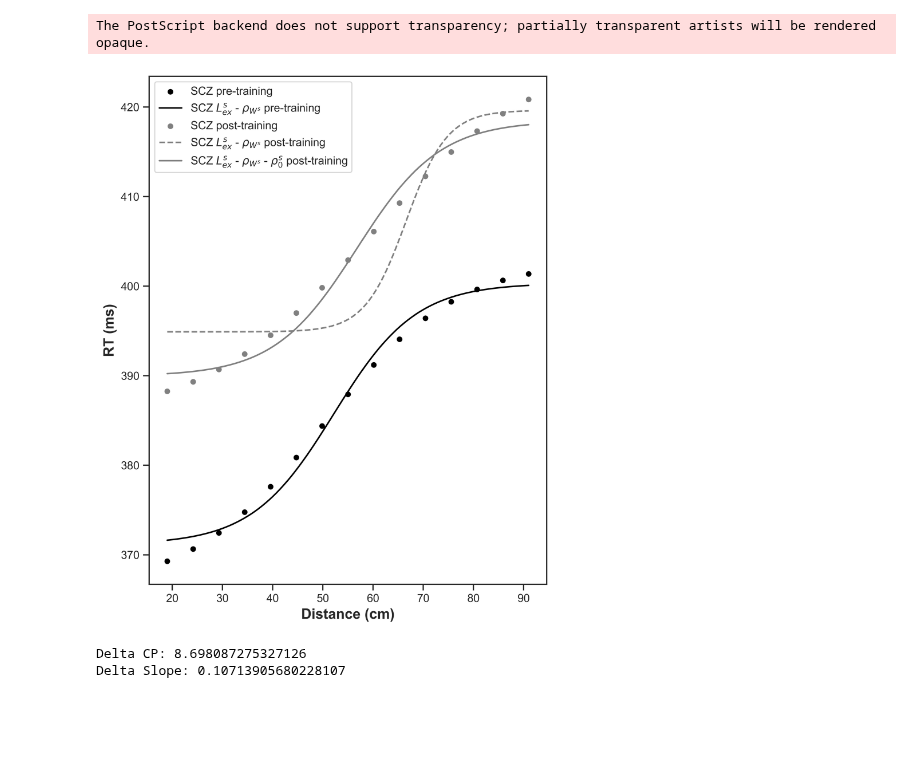
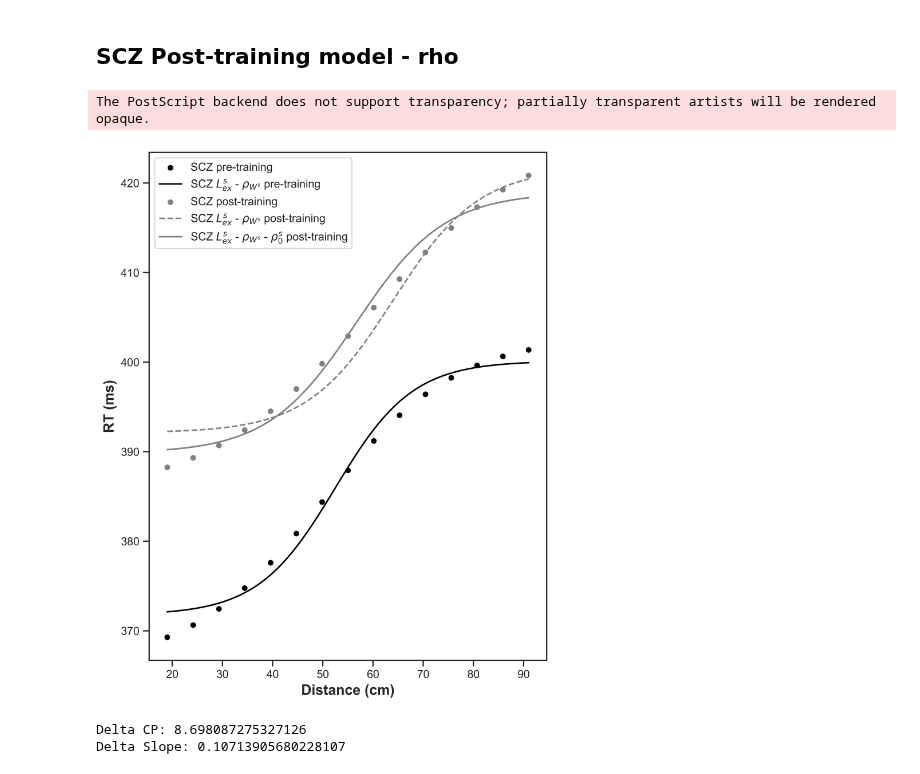
Before and after one commit to renatoparedes/SCZ_PPS_Expansion_Model, a Jupyter notebook: FIG3_Fitting_Plots.ipynb, the cells around one changed output. Cells and saved outputs as stored; diff of their text form; code cells hidden in the pictures; blank space fills up the shorter version.

```diff
--- a/FIG3_Fitting_Plots.ipynb
+++ b/FIG3_Fitting_Plots.ipynb
@@ -129 +180,3 @@ SCZ_Model_RTs_post = fit_RT(SCZ_Model_RTs_post, SCZ_RTs_post)
+# %% [markdown]
+## SCZ Post-training model - rho
 # %%
@@ -188,23 +271,30 @@ SCZ_Model_RTs_post_alter = fit_RT(SCZrtpost_alter, SCZ_RTs_post)
 # %%
 model_a_distances = np.linspace(a_distances[0], a_distances[-1], 100)
 
-ymin, ymax = np.min(SCZ_Model_RTs_pre), np.max(SCZ_Model_RTs_pre)
-SCZ_CP_Model_pre, SCZ_SLOPE_Model_pre = fitting(a_distances, SCZ_Model_RTs_pre)
+# Sigmoid for pre-training model
+ymin, ymax = np.min(SCZ_RTs_model_pre_scaled), np.max(SCZ_RTs_model_pre_scaled)
+SCZ_CP_Model_pre, SCZ_SLOPE_Model_pre = fitting(a_distances, SCZ_RTs_model_pre_scaled)
 SCZ_Model_RTs_pre_fit = RTsig(model_a_distances, SCZ_CP_Model_pre, SCZ_SLOPE_Model_pre)
 
-ymin, ymax = np.min(SCZ_Model_RTs_post), np.max(SCZ_Model_RTs_post)
-SCZ_CP_Model_post, SCZ_SLOPE_Model_post = fitting(a_distances, SCZ_Model_RTs_post)
+# Sigmoid for post-training model
+ymin, ymax = np.min(SCZ_RTs_model_post_scaled), np.max(SCZ_RTs_model_post_scaled)
+SCZ_CP_Model_post, SCZ_SLOPE_Model_post = fitting(
+    a_distances, SCZ_RTs_model_post_scaled
+)
 SCZ_Model_RTs_post_fit = RTsig(
     model_a_distances, SCZ_CP_Model_post, SCZ_SLOPE_Model_post
 )
 
-ymin, ymax = np.min(SCZ_Model_RTs_post_alter), np.max(SCZ_Model_RTs_post_alter)
-SCZ_CP_Model_post_alter, SCZ_SLOPE_Model_post_alter = fitting(
-    a_distances, SCZ_Model_RTs_post_alter
+# Sigmoid for post-training rho model
+ymin, ymax = np.min(SCZ_RTs_model_post_rho_scaled), np.max(
+    SCZ_RTs_model_post_rho_scaled
 )
-SCZ_Model_RTs_post_alter_fit = RTsig(
-    model_a_distances, SCZ_CP_Model_post_alter, SCZ_SLOPE_Model_post_alter
+SCZ_CP_Model_post_rho, SCZ_SLOPE_Model_post_rho = fitting(
+    a_distances, SCZ_RTs_model_post_rho_scaled
 )
+SCZ_Model_RTs_post_rho_fit = RTsig(
+    model_a_distances, SCZ_CP_Model_post_rho, SCZ_SLOPE_Model_post_rho
+)
 # %%
 import seaborn as sns
 
@@ -221,36 +311,36 @@ ax1 = plt.subplot(111)
 sns.scatterplot(x=a_distances, y=SCZ_RTs, label="SCZ pre-training", ax=ax1)
 sns.lineplot(
     x=model_a_distances,
     y=SCZ_Model_RTs_pre_fit,
     label="SCZ $L_{ex}^{s}$ - " + r"$\rho_{{W}^{s}}$ pre-training",
     ax=ax1,
 )
 sns.scatterplot(
     x=a_distances, y=SCZ_RTs_post, label="SCZ post-training", ax=ax1, palette="gray"
 )
 sns.lineplot(
     x=model_a_distances,
-    y=SCZ_Model_RTs_post_alter_fit,
+    y=SCZ_Model_RTs_post_fit,
     label="SCZ $L_{ex}^{s}$ - " + r"$\rho_{{W}^{s}}$ post-training",
     ax=ax1,
     linestyle="--",
 )
 sns.lineplot(
     x=model_a_distances,
-    y=SCZ_Model_RTs_post_fit,
+    y=SCZ_Model_RTs_post_rho_fit,
     label="SCZ $L_{ex}^{s}$ - "
     + r"$\rho_{{W}^{s}}$ - "
     + r"$\rho^{s}_{0}$ post-training",
     ax=ax1,
 )
 
 ax1.set_xlabel("Distance (cm)")
 ax1.set_ylabel("RT (ms)")
 
 fig.savefig("drafts/FIG3.eps", bbox_inches="tight", format="eps")
 # %% [output]
 The PostScript backend does not support transparency; partially transparent artists will be rendered opaque.
-[figure, old version]
+[figure, new version]
 # %%
 ##Pre-Training
 ###HC
```
Also changed, not shown: parts of 5 cells of this notebook, 6 other files.
